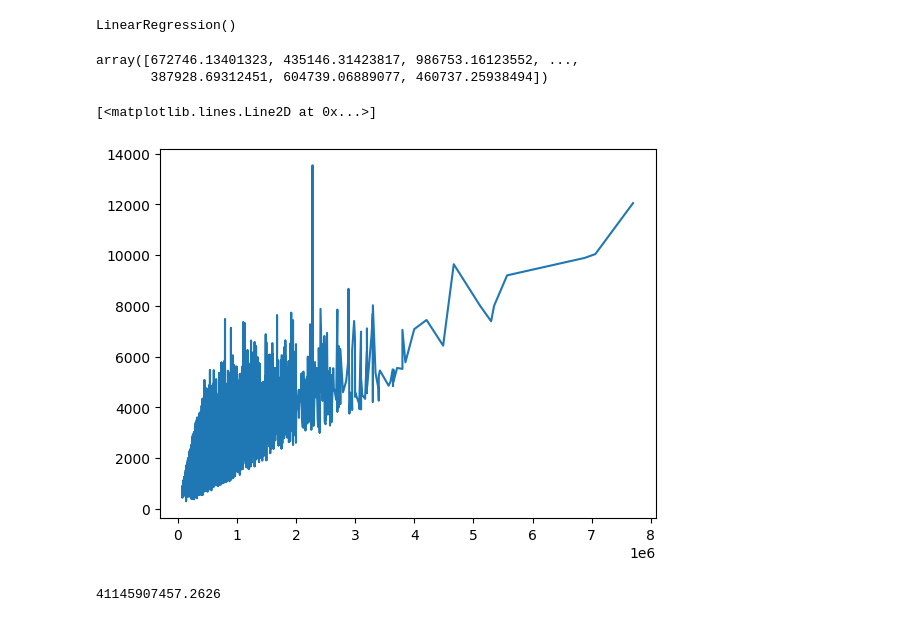
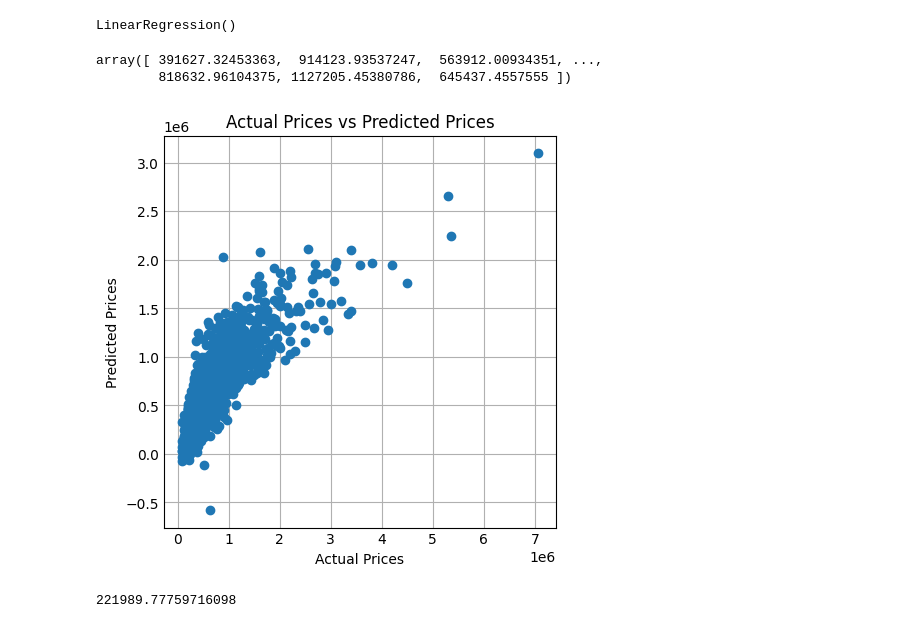
Before and after one commit to djuanthomas22/My-new-repo, a Jupyter notebook: HousePrices.ipynb, the cells around one changed output. Saved outputs shown, nothing was run; the diff lists cells and outputs as text; code cells hidden in the pictures.

```diff
--- a/HousePrices.ipynb
+++ b/HousePrices.ipynb
@@ -66,7 +70,7 @@ my_house_series3
 dtype: int64
 # %%
 # Drop one or more columns from your dataframe that you feel like would not be useful for the model
-my_house_data = pd.read_csv("/content/kc_house_data 3 (1) (1).csv").drop(columns = ['date','id']).dropna()
+my_house_data = pd.read_csv("/content/kc_house_data 3.csv").drop(columns = ['date','id']).dropna()
 # %%
 x = my_house_data.drop(columns = ['price'])
 y = my_house_data['price']
@@ -86,8 +93,8 @@ predicitons = model.predict(x_test)
 # %%
 predicitons
 # %% [output]
-array([672746.13401323, 435146.31423817, 986753.16123552, ...,
-       387928.69312451, 604739.06889077, 460737.25938494])
+array([ 391627.32453363,  914123.93537247,  563912.00934351, ...,
+        818632.96104375, 1127205.45380786,  645437.4557555 ])
 # %%
 from matplotlib import pyplot as plt
 # %%
@@ -97,6 +104,12 @@ y = df['sqft_living']
-# %%
-plt.plot(x,y)
-# %% [output]
-[<matplotlib.lines.Line2D at 0x...>]
-[figure, removed]
+# %%
+# Create a vizitualization of actual vs predicted prices.
+plt.figure(figsize = (4,4))
+plt.plot(y_test, predicitons, 'o')
+plt.style.use('_mpl-gallery')
+plt.xlabel('Actual Prices')
+plt.ylabel('Predicted Prices')
+plt.title('Actual Prices vs Predicted Prices')
+plt.show()
+# %% [output]
+[figure, added]
 # %%
@@ -104,4 +117,9 @@ from sklearn.metrics import mean_squared_error
-# %%
-mean_squared_error(y_test, predicitons)
-# %% [output]
-41145907457.2626
+# %%
+# Model Evaluation
+# Root Mean Squared Error (RMSE) is the square root of the Mean Squared Error (MSE).
+# The same type of error, but RMSE converts it back into the original units of the target variable.
+# Lower values indicate better model performance.
+
+root_mean_squared_error(y_test, predicitons)
+# %% [output]
+221989.77759716098
```
Also changed, not shown: parts of 7 cells of this notebook.
